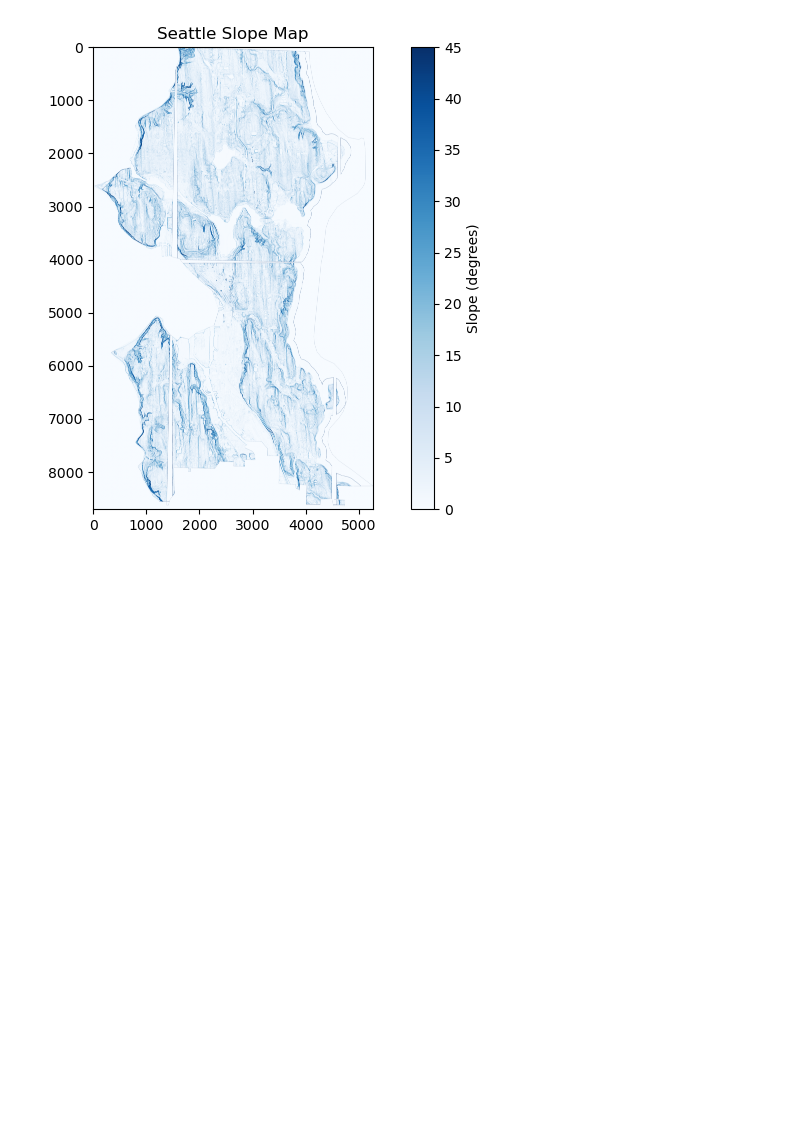
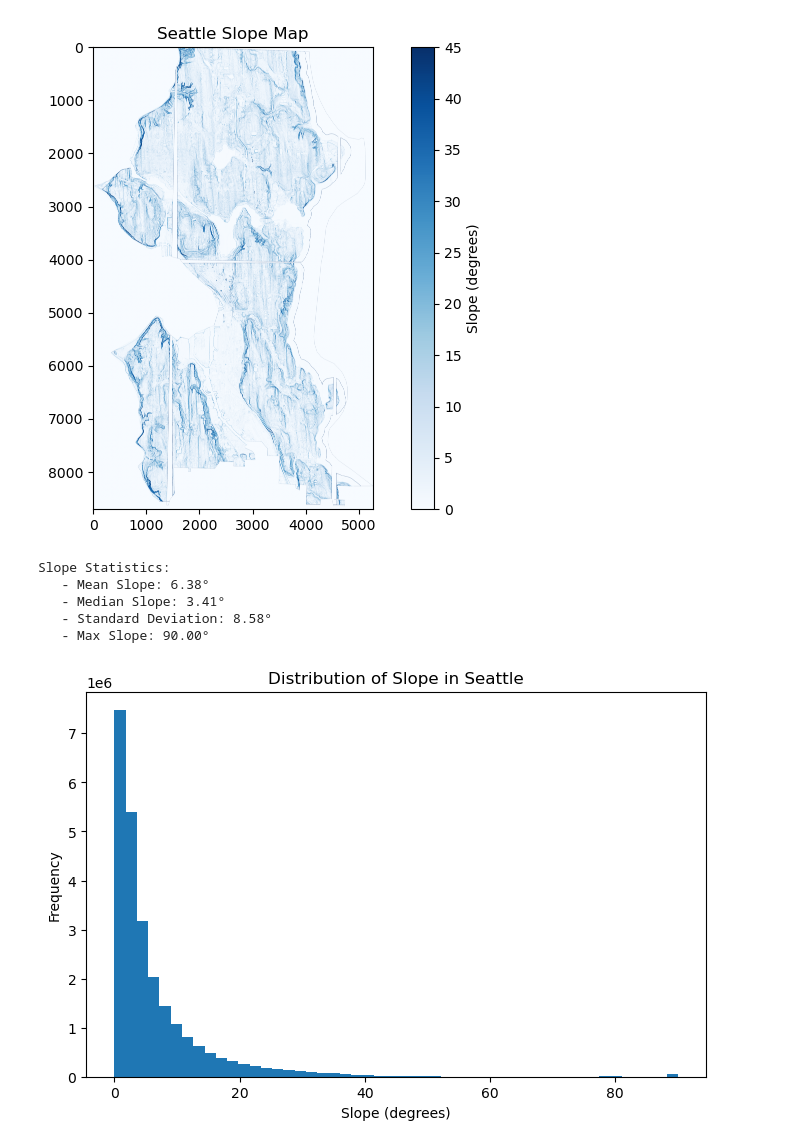
Before and after one commit to UW-GDA/seattle-micromobility, a Jupyter notebook: notebooks/slope_analysis.ipynb, the cells around one changed output. Cells and saved outputs as stored; diff of their text form; code cells hidden in the pictures; blank space fills up the shorter version.

Commit message:
upload processed data and notebooks

```diff
--- a/notebooks/slope_analysis.ipynb
+++ b/notebooks/slope_analysis.ipynb
@@ -226,3 +226,35 @@ plt.title("Seattle Slope Map")
 plt.show()
 # %% [output]
 [figure]
+# %%
+import numpy as np
+
+# Remove no-data values (assuming 0 represents no-data)
+valid_slope_values = slope_data[slope_data > 0]
+
+# Compute statistics
+mean_slope = np.mean(valid_slope_values)
+median_slope = np.median(valid_slope_values)
+std_slope = np.std(valid_slope_values)
+max_slope = np.max(valid_slope_values)
+
+print(f"Slope Statistics:")
+print(f"   - Mean Slope: {mean_slope:.2f}°")
+print(f"   - Median Slope: {median_slope:.2f}°")
+print(f"   - Standard Deviation: {std_slope:.2f}°")
+print(f"   - Max Slope: {max_slope:.2f}°")
+# %% [output]
+Slope Statistics:
+   - Mean Slope: 6.38°
+   - Median Slope: 3.41°
+   - Standard Deviation: 8.58°
+   - Max Slope: 90.00°
+# %%
+plt.figure(figsize=(8,5))
+plt.hist(valid_slope_values, bins=50)
+plt.xlabel("Slope (degrees)")
+plt.ylabel("Frequency")
+plt.title("Distribution of Slope in Seattle")
+plt.show()
+# %% [output]
+[figure, added]
```
Also changed, not shown: parts of 3 cells of this notebook, 2 other files.
